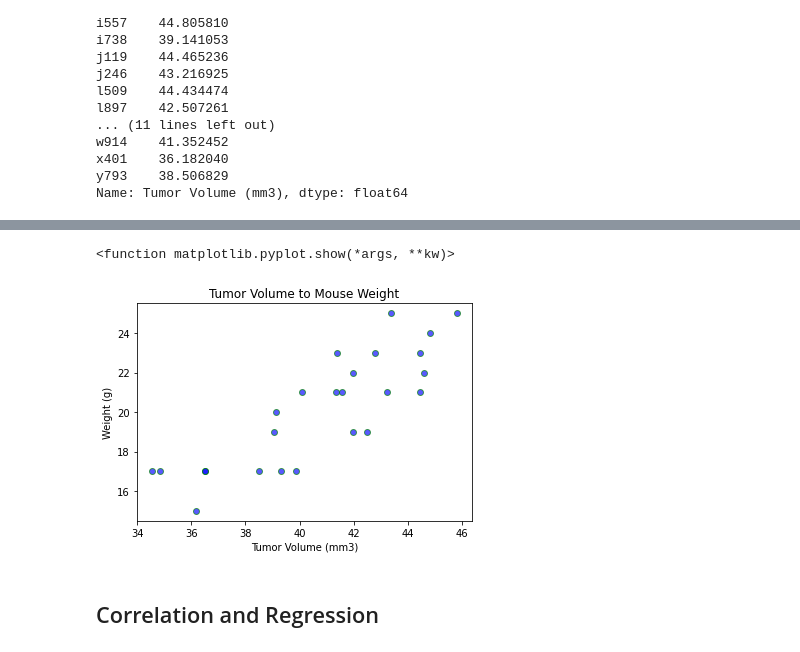
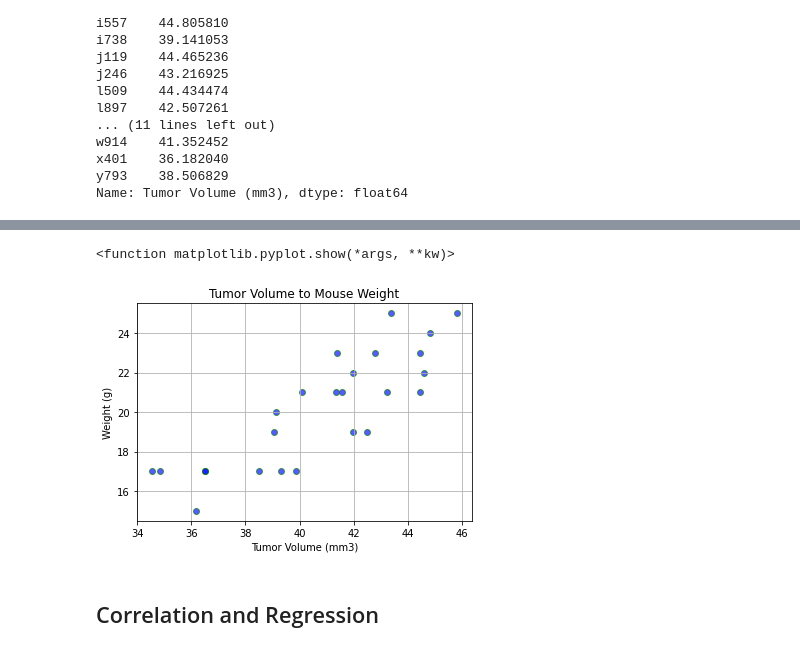
Before and after one commit to jgoody07/matplotlib-challenge, a Jupyter notebook: pymaceuticals_starter.ipynb, the cells around one changed output, grey strips where cells are left out. Cells and saved outputs as stored; diff of their text form; code cells hidden in the pictures.

```diff
--- a/pymaceuticals_starter.ipynb
+++ b/pymaceuticals_starter.ipynb
@@ -448,11 +458,12 @@ Name: Tumor Volume (mm3), dtype: float64
 # %%
 plt.scatter(avg_tumor_vol, mouse_weight, marker="o", facecolors="blue", edgecolors="green", alpha=0.65)
 plt.title('Tumor Volume to Mouse Weight')
 plt.xlabel('Tumor Volume (mm3)')
 plt.ylabel('Weight (g)')
+plt.grid(True)
 plt.show
 # %% [output]
 <function matplotlib.pyplot.show(*args, **kw)>
-[figure, old version]
+[figure, new version]
 # %% [markdown]
 ## Correlation and Regression
```
Also changed, not shown: parts of 7 cells of this notebook.
